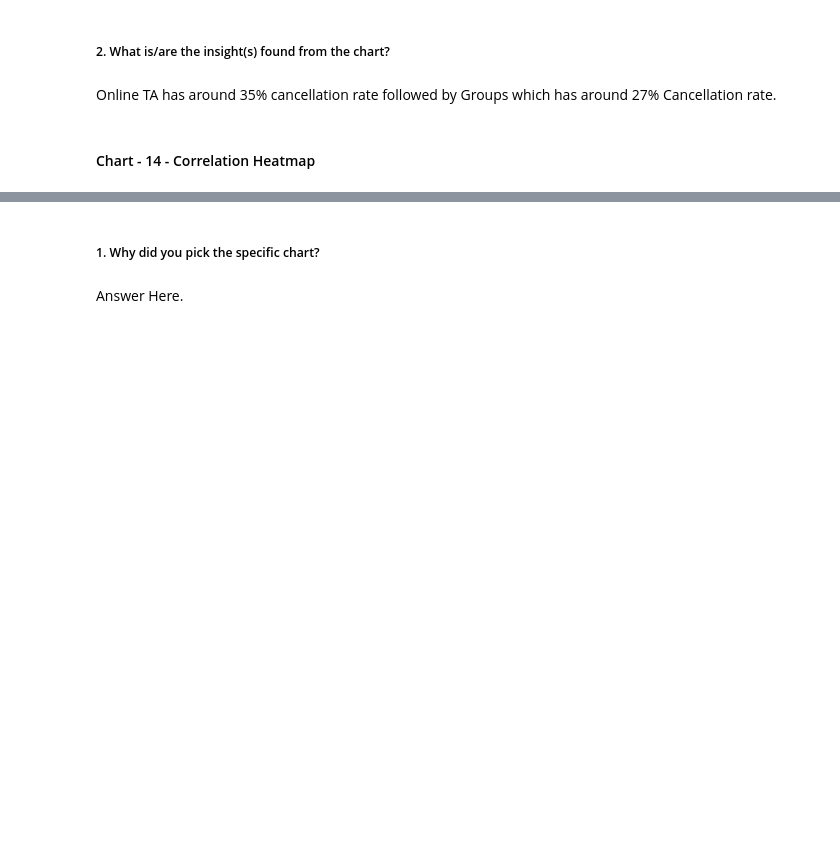
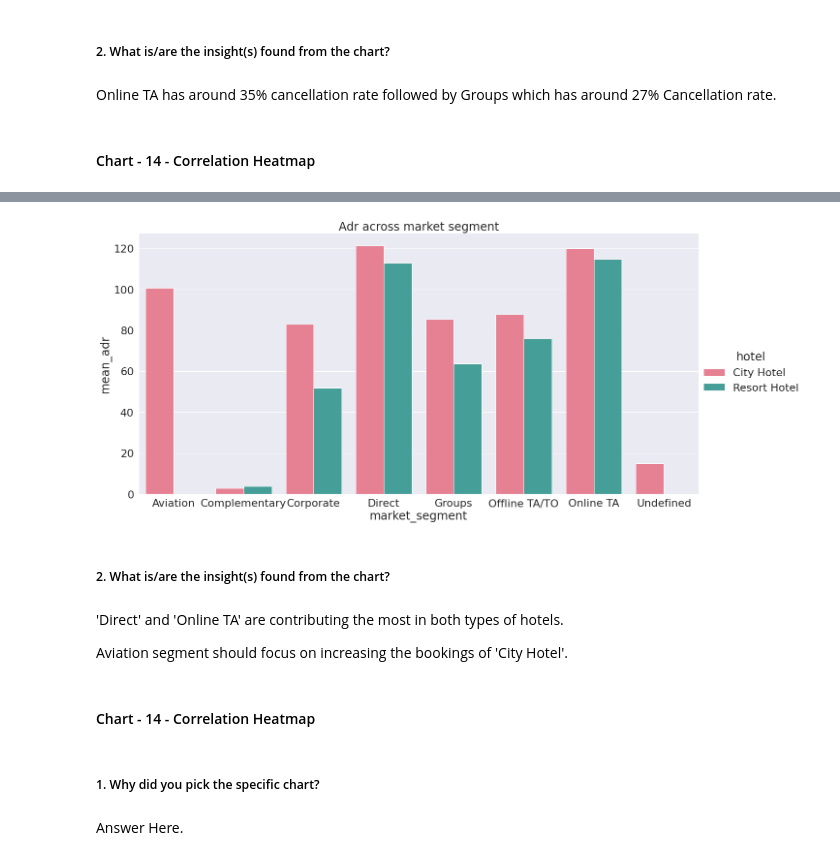
Before and after one commit to thepankaj018/EDA-Hotel-Booking, a Jupyter notebook: EDA_Hotel_Booking.ipynb, the cells around one changed output, grey strips where cells are left out. Cells and saved outputs as stored; diff of their text form; code cells hidden in the pictures; blank space fills up the shorter version.

```diff
--- a/EDA_Hotel_Booking.ipynb
+++ b/EDA_Hotel_Booking.ipynb
@@ -1205,0 +1402,4 @@ Online TA has around 35% cancellation rate followed by Groups which has around 2
+# %%
+# Applying groupby on hotel & market segment and evaluating mean on adr
+mkt_seg_df = df.groupby(['market_segment','hotel'])['adr'].mean().reset_index().rename(columns = {'adr':'mean_adr'})
+mkt_seg_df
@@ -1206,3 +1422,18 @@ Online TA has around 35% cancellation rate followed by Groups which has around 2
+# %%
+# Chart 22 Visualisation Code
+sns.catplot(data = mkt_seg_df,x = 'market_segment',y = 'mean_adr',hue = 'hotel',kind = 'bar',palette = "husl",height = 9,aspect = 2)
+plt.title('Adr across market segment')
+plt.show()
+# %% [output]
+[figure, added]
+# %% [markdown]
+##### 2. What is/are the insight(s) found from the chart?
+# %% [markdown]
+'Direct' and 'Online TA' are contributing the most in both types of hotels.
+
+Aviation segment should focus on increasing the bookings of 'City Hotel'.
+# %% [markdown]
+#### Chart - 14 - Correlation Heatmap
 # %%
 # Correlation Heatmap visualization code
 # %% [markdown]
```
Also changed, not shown: parts of 46 cells of this notebook.
